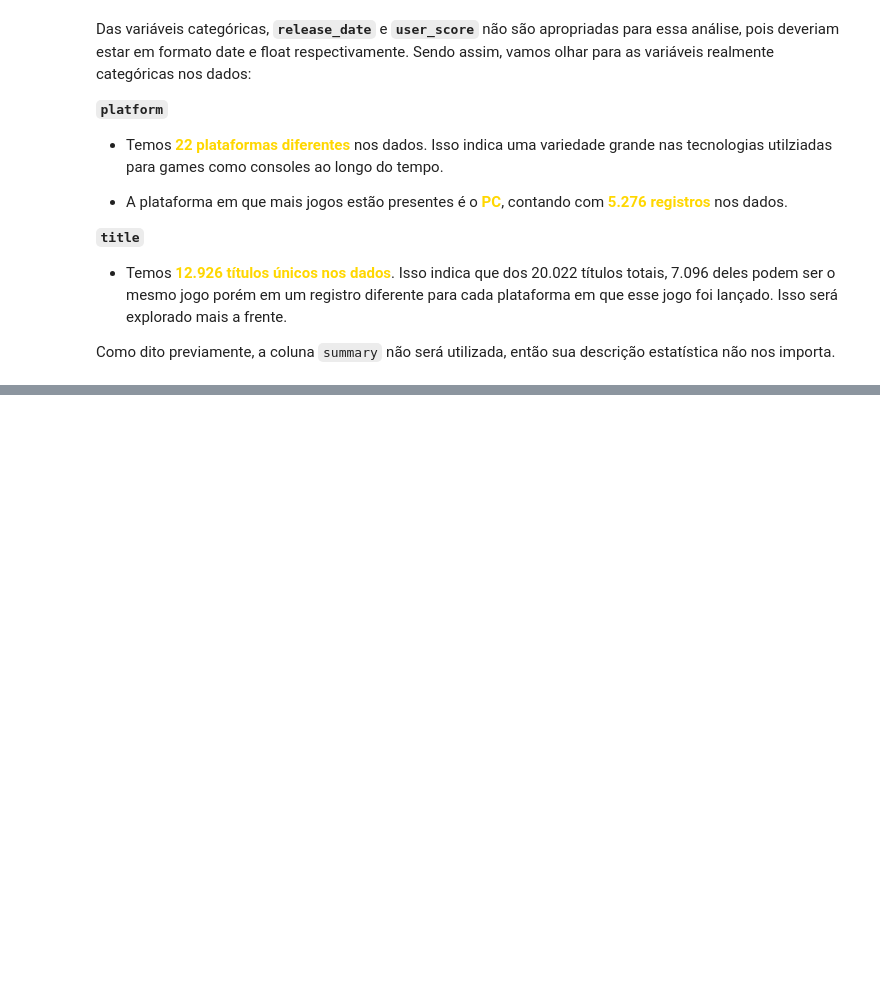
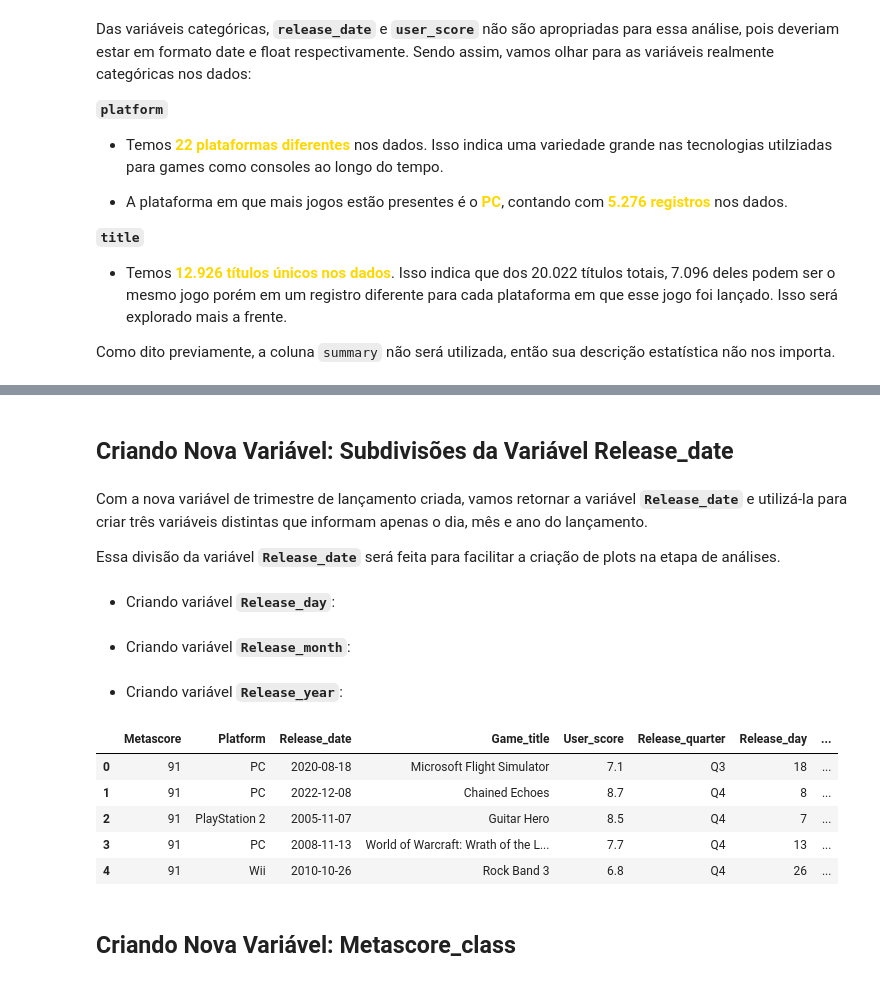
Before and after one commit to JoSEPHDev2022/Metacritc_Scores_Video_Games, a Jupyter notebook: analise_descritiva.ipynb, the cells around one changed output, grey strips where cells are left out. Cells and saved outputs as stored; diff of their text form; code cells hidden in the pictures; blank space fills up the shorter version.

```diff
--- a/analise_descritiva.ipynb
+++ b/analise_descritiva.ipynb
@@ -202,0 +409,13 @@ Como dito previamente, a coluna `summary` não será utilizada, então sua descr
+# %% [markdown]
+## **Criando Nova Variável: Subdivisões da Variável Release_date**
+# %% [markdown]
+Com a nova variável de trimestre de lançamento criada, vamos retornar a variável **`Release_date`** e utilizá-la para criar três variáveis distintas que informam apenas o dia, mês e ano do lançamento.
+
+Essa divisão da variável **`Release_date`** será feita para facilitar a criação de plots na etapa de análises.
+# %% [markdown]
+- Criando variável **`Release_day`**:
+# %%
+# Criando nova variável:
+data_clean['Release_day'] = data_clean['Release_date'].dt.day
+# %% [markdown]
+- Criando variável **`Release_month`**:
@@ -202,0 +425,2 @@ Como dito previamente, a coluna `summary` não será utilizada, então sua descr
+# %% [markdown]
+- Criando variável **`Release_year`**:
@@ -202,0 +430,12 @@ Como dito previamente, a coluna `summary` não será utilizada, então sua descr
+# %%
+# Checando dados:
+data_clean.head(5)
+# %% [output]
+|  | Metascore | Platform | Release_date | Game_title | User_score | Release_quarter | Release_day | ... |
+| 0 | 91 | PC | 2020-08-18 | Microsoft Flight Simulator | 7.1 | Q3 | 18 | ... |
+| 1 | 91 | PC | 2022-12-08 | Chained Echoes | 8.7 | Q4 | 8 | ... |
+| 2 | 91 | PlayStation 2 | 2005-11-07 | Guitar Hero | 8.5 | Q4 | 7 | ... |
+| 3 | 91 | PC | 2008-11-13 | World of Warcraft: Wrath of the L... | 7.7 | Q4 | 13 | ... |
+| 4 | 91 | Wii | 2010-10-26 | Rock Band 3 | 6.8 | Q4 | 26 | ... |
+# %% [markdown]
+## **Criando Nova Variável: Metascore_class**
```
Also changed, not shown: parts of 47 cells of this notebook.
